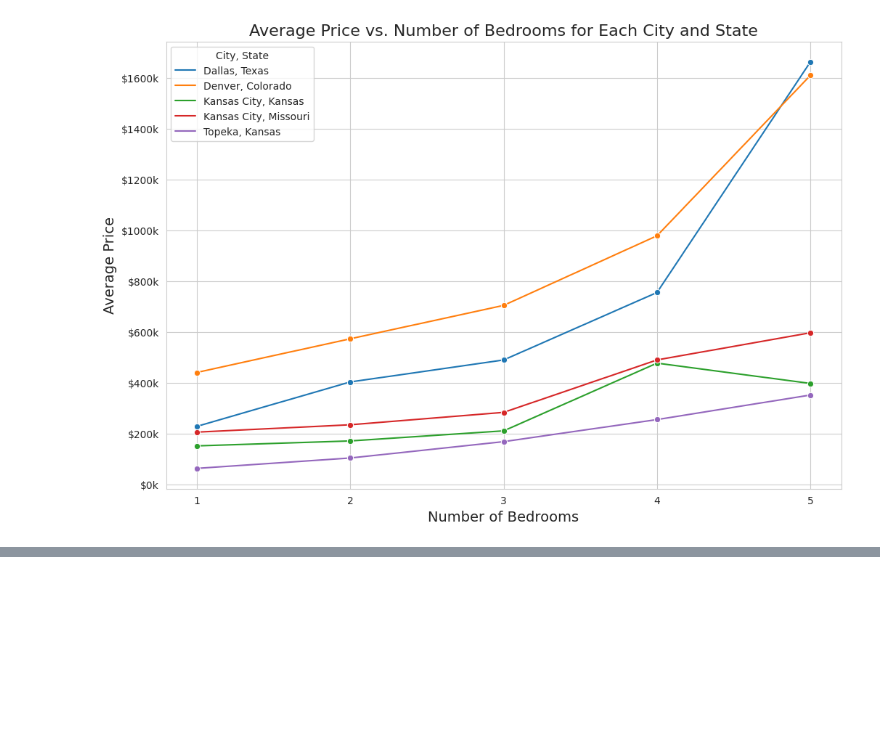
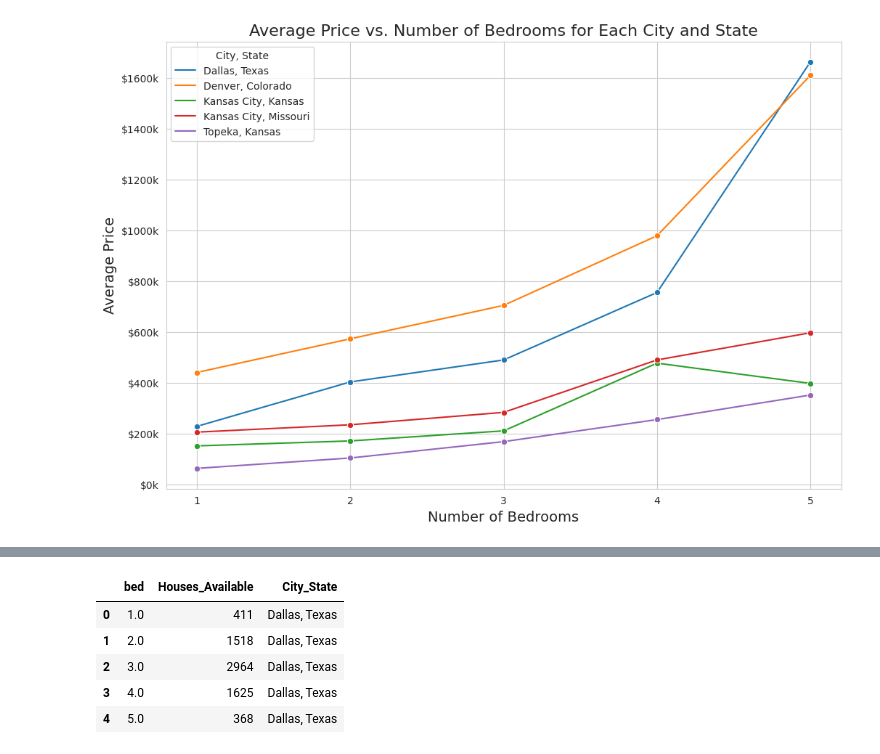
Before and after one commit to gthom73/MLIntegration_project4_group2, a Jupyter notebook: Project_4_ML.ipynb, the cells around one changed output, grey strips where cells are left out. Saved outputs shown, nothing was run; the diff lists cells and outputs as text; code cells hidden in the pictures; blank space fills up the shorter version.

```diff
--- a/Project_4_ML.ipynb
+++ b/Project_4_ML.ipynb
@@ -209,0 +245,10 @@ plt.show()
+# %%
+# Preview the data
+X[:5]
+# %% [output]
+|  | bed | Houses_Available | City_State |
+| 0 | 1.0 | 411 | Dallas, Texas |
+| 1 | 2.0 | 1518 | Dallas, Texas |
+| 2 | 3.0 | 2964 | Dallas, Texas |
+| 3 | 4.0 | 1625 | Dallas, Texas |
+| 4 | 5.0 | 368 | Dallas, Texas |
```
Also changed, not shown: parts of 10 cells of this notebook.
